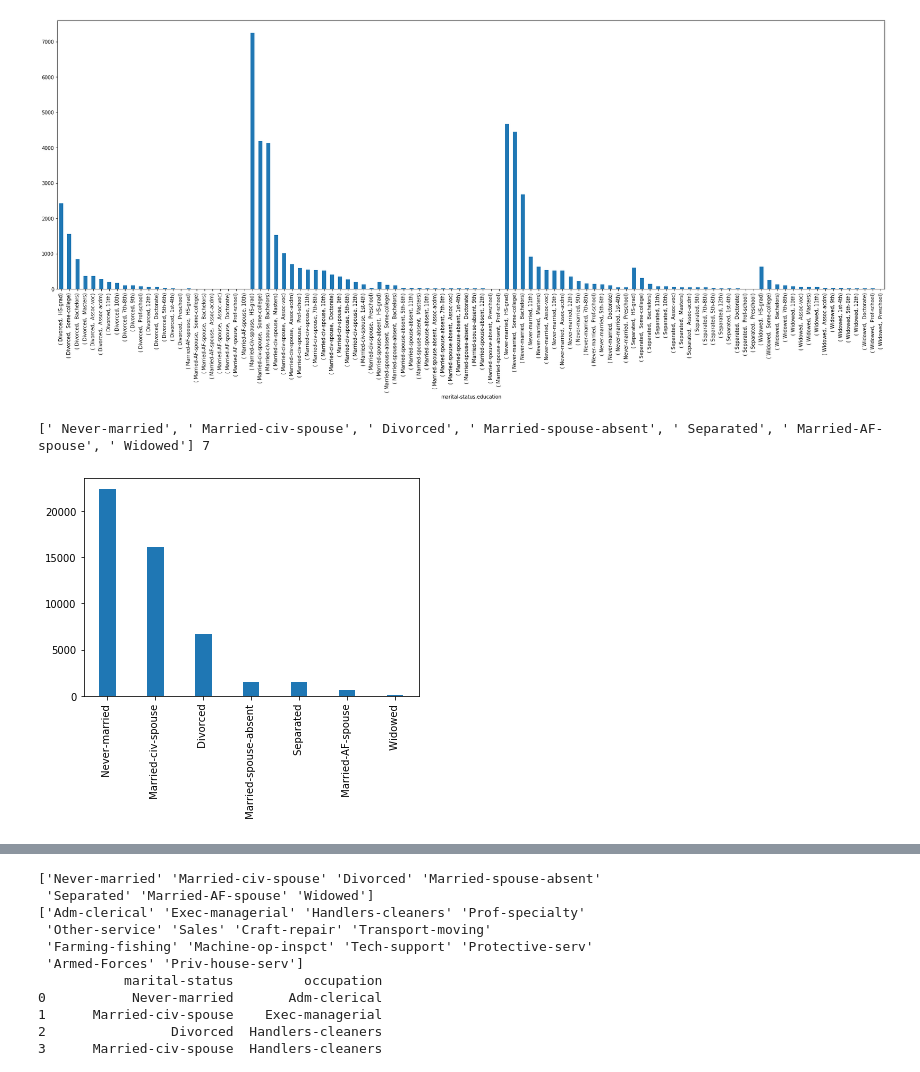
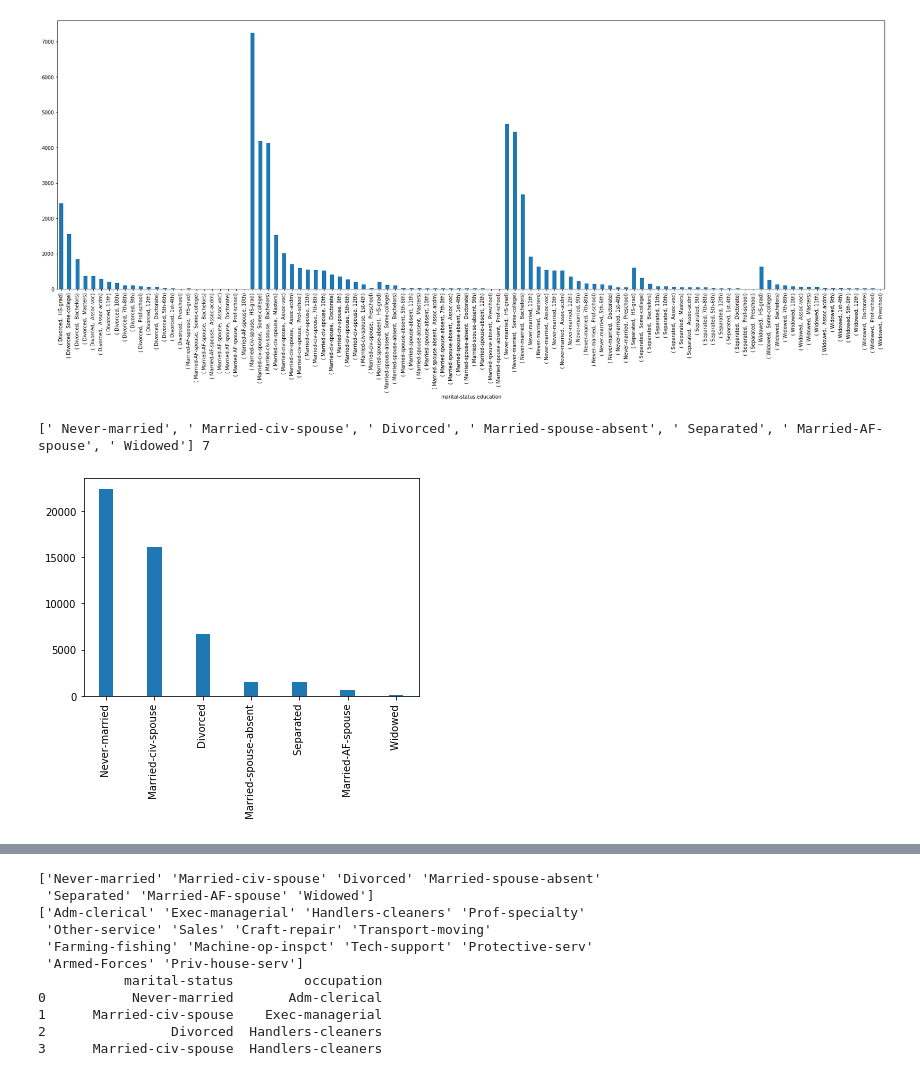
Before and after one commit to DandDevy/dataAnalyticsProject1, a Jupyter notebook: project.ipynb, the cells around one changed output, grey strips where cells are left out. Drawn from its saved outputs; the diff is of its cells as text; code cells hidden in the pictures.

```diff
--- a/project.ipynb
+++ b/project.ipynb
@@ -284,21 +376,21 @@ Name: education, Length: 104, dtype: int64
 # %%
 def task8improved():
     t8df = dataframeFromCSV.copy()[["marital-status","education"]]
     t8df = t8df.dropna()
     t8_educ = t8df["marital-status"].unique().tolist()
     print(t8_educ, len(t8_educ))
     index = np.arange( len(t8_educ))
     fig, ax = plt.subplots()
-    ax.bar(index, t8df["marital-status"].value_counts(), 0.35,label=str(t8_educ))
+    ax.bar(index, t8df["marital-status"].value_counts(), 0.3,label=str(t8_educ))
     ax.set_xticklabels(t8_educ,rotation=90)
     ax.set_xticks(index)
     plt.show()
 
 
 task8improved()
 # %% [output]
 [' Never-married', ' Married-civ-spouse', ' Divorced', ' Married-spouse-absent', ' Separated', ' Married-AF-spouse', ' Widowed'] 7
-[figure, old version]
+[figure, new version]
 # %%
 def task7():
     """
```
Also changed, not shown: parts of 7 cells of this notebook.
